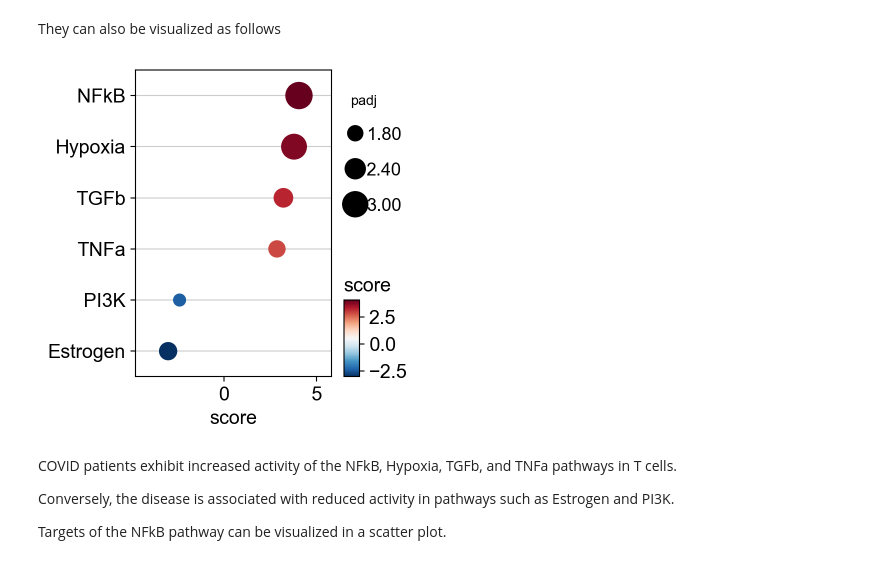
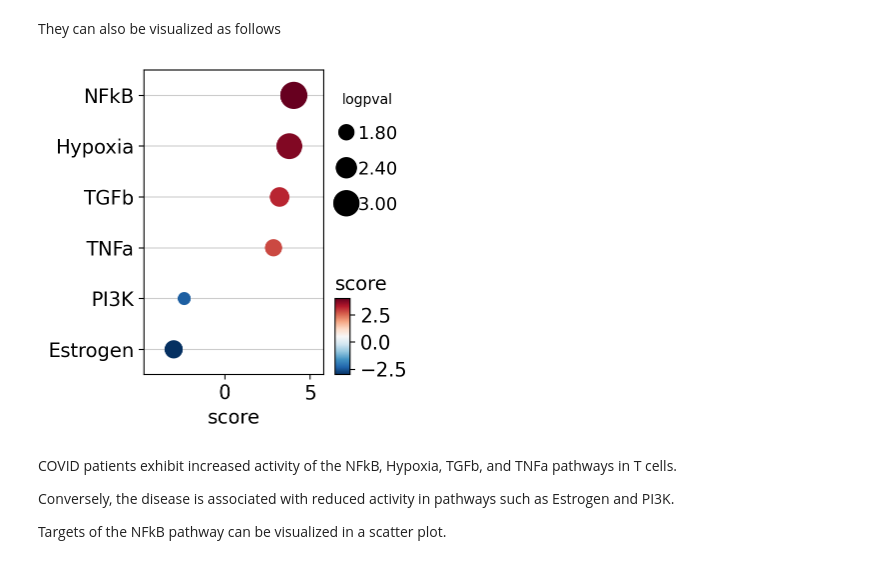
Before and after one commit to saezlab/decoupler-py, a Jupyter notebook: docs/notebooks/scell/rna_psbk.ipynb, the cells around one changed output. Saved outputs shown, nothing was run; the diff lists cells and outputs as text; code cells hidden in the pictures.

```diff
--- a/docs/notebooks/scell/rna_psbk.ipynb
+++ b/docs/notebooks/scell/rna_psbk.ipynb
@@ -592,28 +593,28 @@ dc.pl.barplot(
 # %% [markdown]
 They can also be visualized as follows
 # %%
-# Tranform to df
+# Transform to df
 df = (
     pw_acts
     .melt(value_name='score')
     .merge(
         pw_padj
         .melt(value_name='pvalue')
-        .assign(padj=lambda x: x['pvalue'].clip(2.22e-16, 1))
-        .assign(padj=lambda x: np.log10(x['pvalue']))
+        .assign(logpval=lambda x: x['pvalue'].clip(2.22e-4, 1))
+        .assign(logpval=lambda x: - np.log10(x['logpval']))
     )
 )
 dc.pl.dotplot(
     df=df,
     x='score',
     y='variable',
-    s='padj',
+    s='logpval',
     c='score',
     scale=1,
     figsize=(4, 4)
 )
 # %% [output]
-[figure, old version]
+[figure, new version]
 # %% [markdown]
 COVID patients exhibit increased activity of the NFkB, Hypoxia, TGFb, and TNFa pathways in T cells.
 
```
Also changed, not shown: parts of 22 cells of this notebook.
